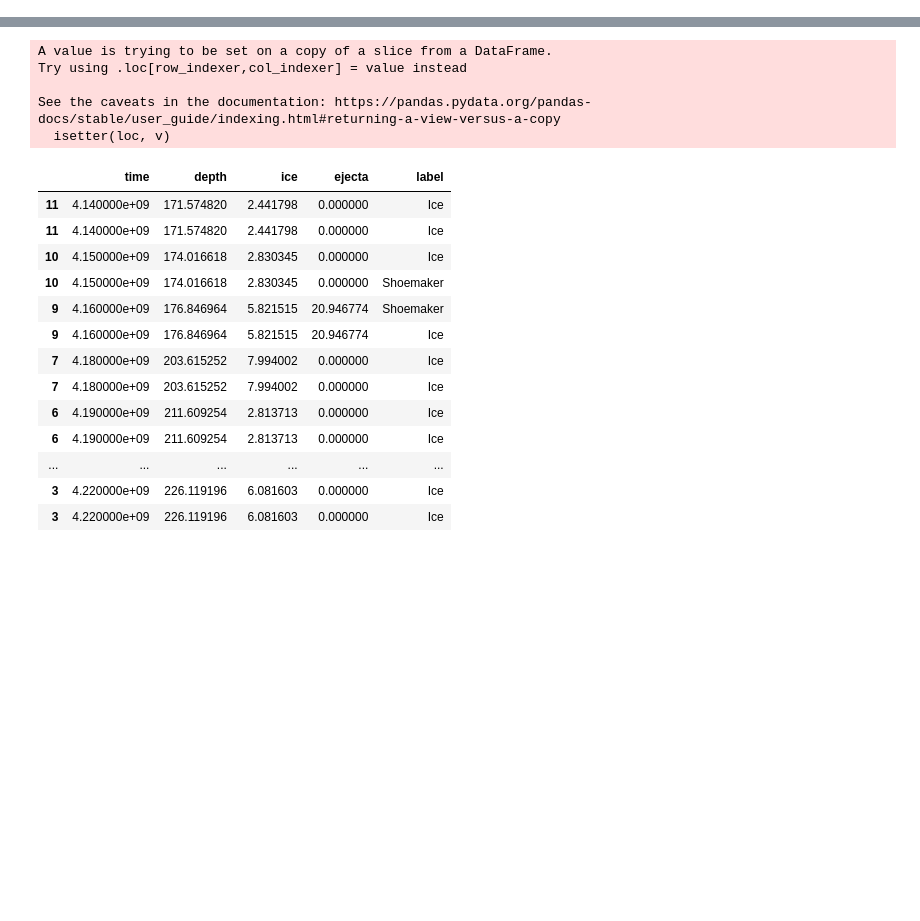
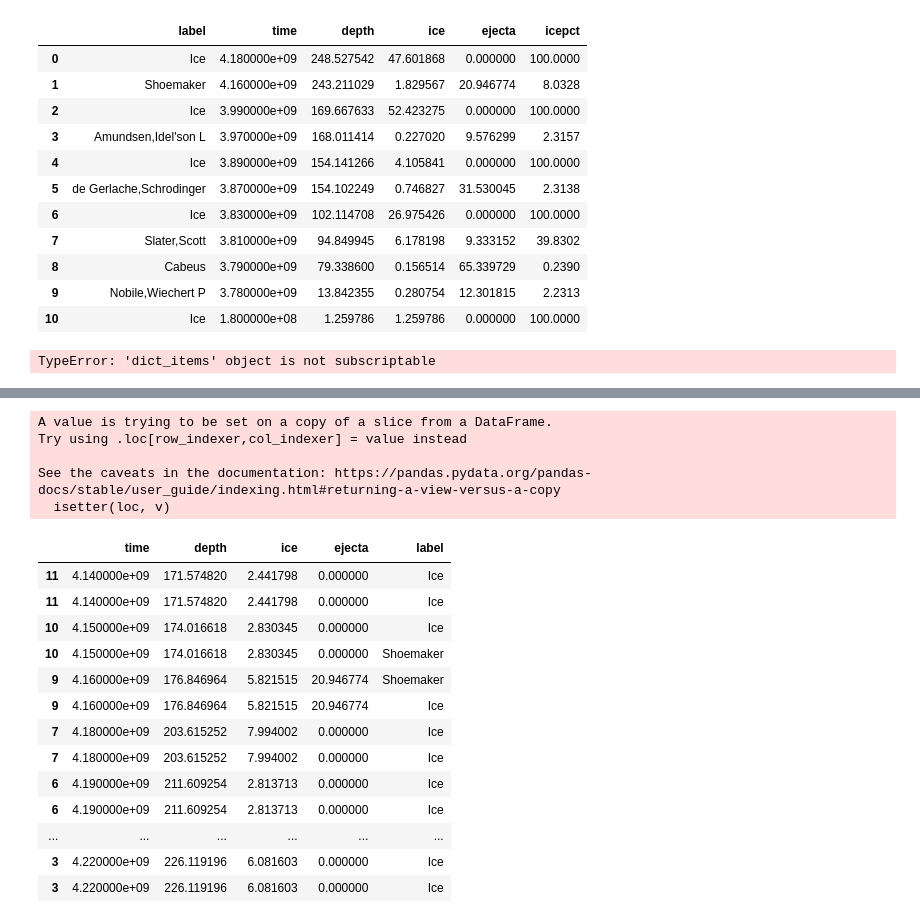
Before and after one commit to cjtu/moonpies, a Jupyter notebook: other_modules/test_strat_fig.ipynb, the cells around one changed output, grey strips where cells are left out. Saved outputs shown, nothing was run; the diff lists cells and outputs as text; code cells hidden in the pictures; blank space fills up the shorter version.

```diff
--- a/other_modules/test_strat_fig.ipynb
+++ b/other_modules/test_strat_fig.ipynb
@@ -33,3 +33,30 @@ crater_csv = mp.read_crater_list(cfg.crater_csv_in, cfg.crater_cols)
 ice_df = pd.read_csv(f_ice)
 ej_df = pd.read_csv(f_ej)
 time_arr = mp.get_time_array(cfg)
+# %%
+thresh = 1e-6
+time = time_arr
+ice = ice_df.loc[:, coldtrap].values
+ejecta = ej_df.loc[:, coldtrap].values
+ejecta_sources = ej_df.loc[:, 'ejecta_source'].values
+
+s = mp.make_strat_col(time, ice, {}, ejecta, ejecta_sources, cfg, thresh)
+s
+# %% [output]
+|  | label | time | depth | ice | ejecta | icepct |
+| 0 | Ice | 4.180000e+09 | 248.527542 | 47.601868 | 0.000000 | 100.0000 |
+| 1 | Shoemaker | 4.160000e+09 | 243.211029 | 1.829567 | 20.946774 | 8.0328 |
+| 2 | Ice | 3.990000e+09 | 169.667633 | 52.423275 | 0.000000 | 100.0000 |
+| 3 | Amundsen,Idel'son L | 3.970000e+09 | 168.011414 | 0.227020 | 9.576299 | 2.3157 |
+| 4 | Ice | 3.890000e+09 | 154.141266 | 4.105841 | 0.000000 | 100.0000 |
+| 5 | de Gerlache,Schrodinger | 3.870000e+09 | 154.102249 | 0.746827 | 31.530045 | 2.3138 |
+| 6 | Ice | 3.830000e+09 | 102.114708 | 26.975426 | 0.000000 | 100.0000 |
+| 7 | Slater,Scott | 3.810000e+09 | 94.849945 | 6.178198 | 9.333152 | 39.8302 |
+| 8 | Cabeus | 3.790000e+09 | 79.338600 | 0.156514 | 65.339729 | 0.2390 |
+| 9 | Nobile,Wiechert P | 3.780000e+09 | 13.842355 | 0.280754 | 12.301815 | 2.2313 |
+| 10 | Ice | 1.800000e+08 | 1.259786 | 1.259786 | 0.000000 | 100.0000 |
+# %%
+a = {'a': 123, 'b': 456}
+a.items()
+# %% [output]
+TypeError: 'dict_items' object is not subscriptable
```
Also changed, not shown: parts of 4 cells of this notebook, 7 other files.
